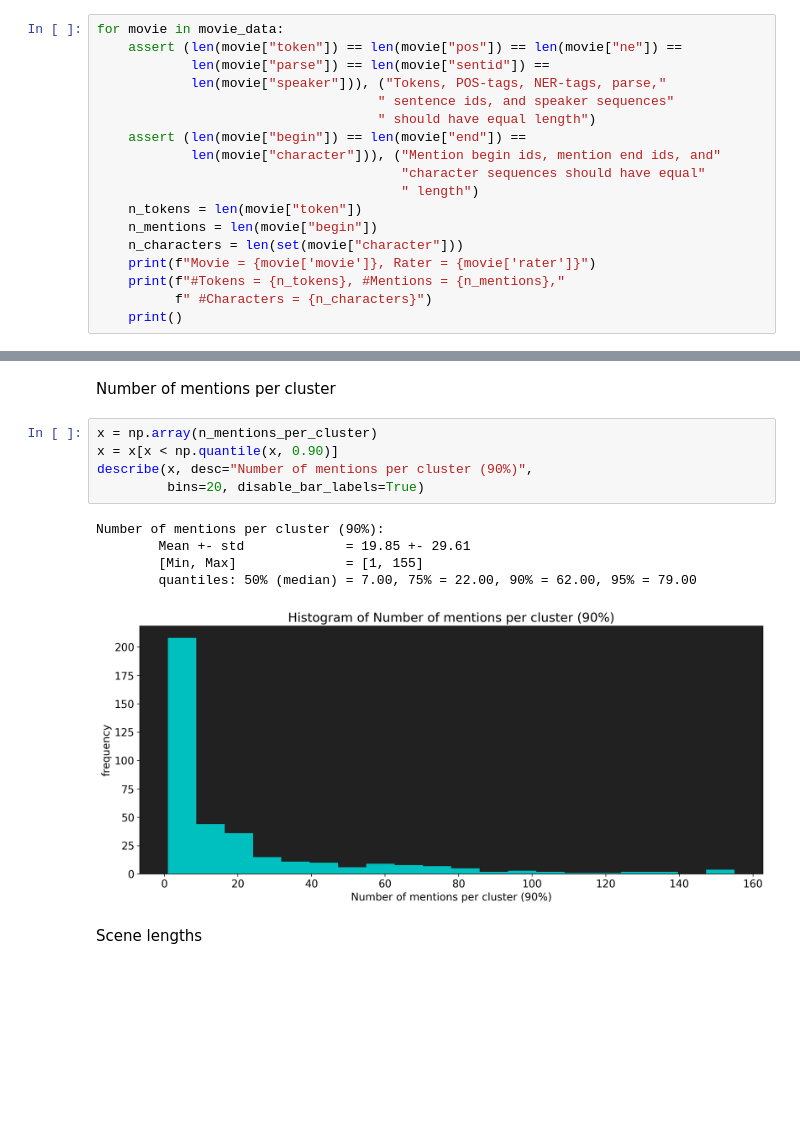
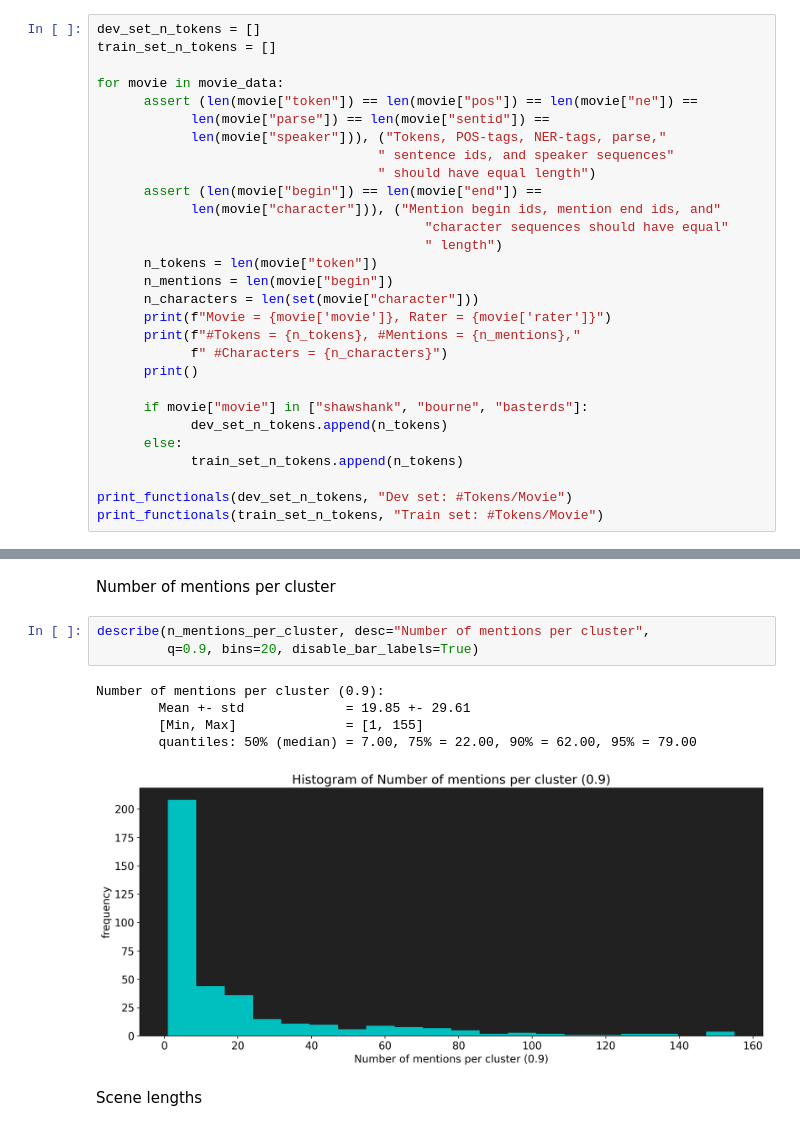
Before and after one commit to usc-sail/mica-character-coref, a Jupyter notebook: coref/movie_coref/notebooks/statistics.ipynb, the cells around one changed output, grey strips where cells are left out. Saved outputs shown, nothing was run; the diff lists cells and outputs as text; blank space fills up the shorter version.

Commit message:
Print average number of tokens

```diff
--- a/coref/movie_coref/notebooks/statistics.ipynb
+++ b/coref/movie_coref/notebooks/statistics.ipynb
@@ -78,23 +81,34 @@ movie_data = [d for d in jsonlines.open("/home/sbaruah_usc_edu/mica_text_coref/"
 # %% [markdown]
 Print number of tokens, mentions and characters
 # %%
+dev_set_n_tokens = []
+train_set_n_tokens = []
+
 for movie in movie_data:
-    assert (len(movie["token"]) == len(movie["pos"]) == len(movie["ne"]) ==
+      assert (len(movie["token"]) == len(movie["pos"]) == len(movie["ne"]) ==
             len(movie["parse"]) == len(movie["sentid"]) ==
             len(movie["speaker"])), ("Tokens, POS-tags, NER-tags, parse,"
                                     " sentence ids, and speaker sequences"
                                     " should have equal length")
-    assert (len(movie["begin"]) == len(movie["end"]) ==
+      assert (len(movie["begin"]) == len(movie["end"]) ==
             len(movie["character"])), ("Mention begin ids, mention end ids, and"
-                                       "character sequences should have equal"
-                                       " length")
-    n_tokens = len(movie["token"])
-    n_mentions = len(movie["begin"])
-    n_characters = len(set(movie["character"]))
-    print(f"Movie = {movie['movie']}, Rater = {movie['rater']}")
-    print(f"#Tokens = {n_tokens}, #Mentions = {n_mentions},"
-          f" #Characters = {n_characters}")
-    print()
+                                          "character sequences should have equal"
+                                          " length")
+      n_tokens = len(movie["token"])
+      n_mentions = len(movie["begin"])
+      n_characters = len(set(movie["character"]))
+      print(f"Movie = {movie['movie']}, Rater = {movie['rater']}")
+      print(f"#Tokens = {n_tokens}, #Mentions = {n_mentions},"
+            f" #Characters = {n_characters}")
+      print()
+
+      if movie["movie"] in ["shawshank", "bourne", "basterds"]:
+            dev_set_n_tokens.append(n_tokens)
+      else:
+            train_set_n_tokens.append(n_tokens)
+
+print_functionals(dev_set_n_tokens, "Dev set: #Tokens/Movie")
+print_functionals(train_set_n_tokens, "Train set: #Tokens/Movie")
 # %% [output]
 Movie = avengers_endgame, Rater = prithvi
 #Tokens = 35994, #Mentions = 5025, #Characters = 71
@@ -226,16 +236,14 @@ Number of tokens between successive co-referring mentions (95%):
 # %% [markdown]
 Number of mentions per cluster
 # %%
-x = np.array(n_mentions_per_cluster)
-x = x[x < np.quantile(x, 0.90)]
-describe(x, desc="Number of mentions per cluster (90%)",
-         bins=20, disable_bar_labels=True)
+describe(n_mentions_per_cluster, desc="Number of mentions per cluster",
+         q=0.9, bins=20, disable_bar_labels=True)
 # %% [output]
-Number of mentions per cluster (90%):
+Number of mentions per cluster (0.9):
         Mean +- std             = 19.85 +- 29.61
         [Min, Max]              = [1, 155]
         quantiles: 50% (median) = 7.00, 75% = 22.00, 90% = 62.00, 95% = 79.00
-[figure, old version]
+[figure, new version]
 # %% [markdown]
 Scene lengths
 # %%
```
Also changed, not shown: parts of 5 cells of this notebook.
